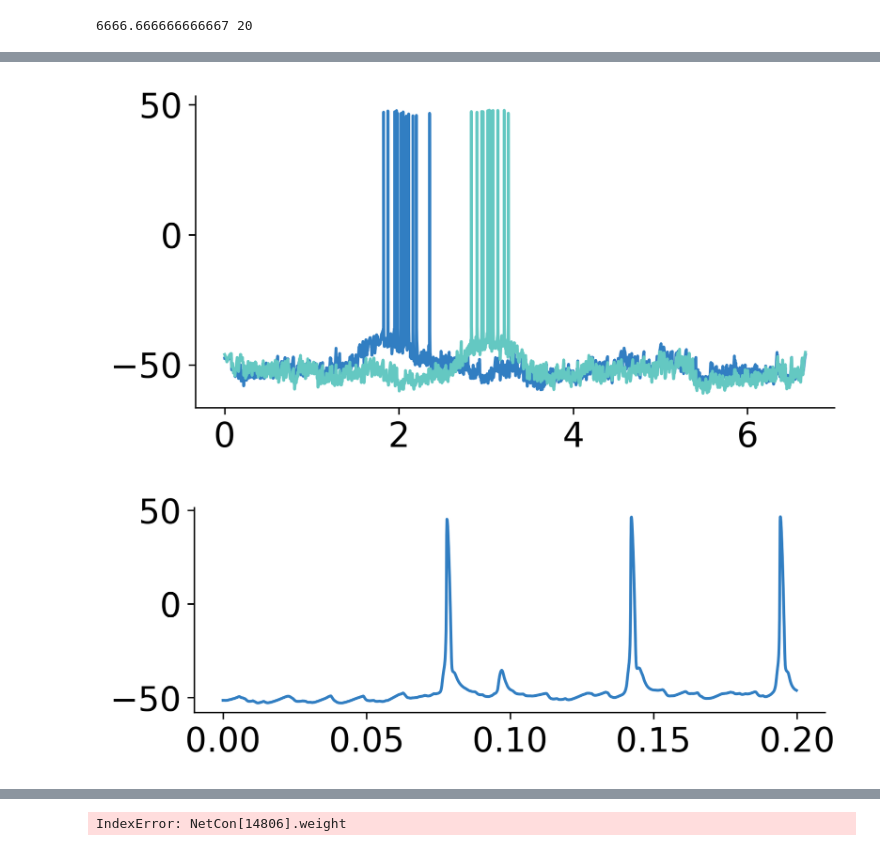
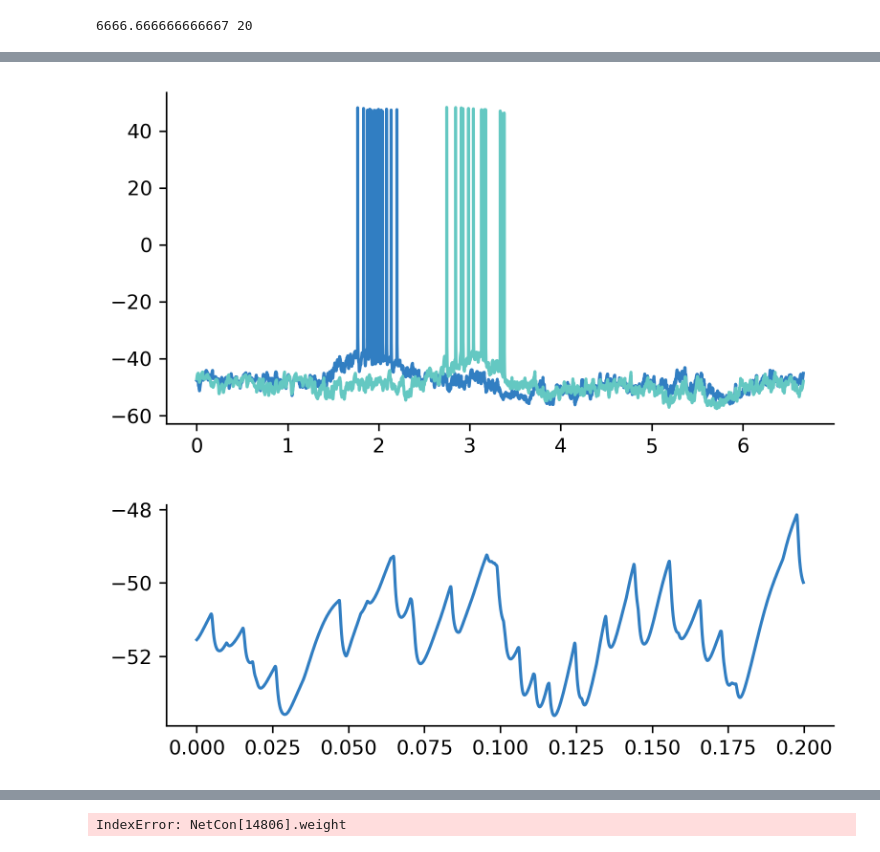
Before and after one commit to soltesz-lab/ca3_biophysical, a Jupyter notebook: notebooks/training.ipynb, the cells around one changed output, grey strips where cells are left out. Cells and saved outputs as stored; diff of their text form; code cells hidden in the pictures.

```diff
--- a/notebooks/training.ipynb
+++ b/notebooks/training.ipynb
@@ -55,23 +61,22 @@ ar.generate_spike_times('Background', dt=dt, delay=delay)
 [23  1 25  0  5 13 26 10 28 17  3  8 12 15  7  9 16 11  4 14 29 19 22 21
  20  2 24  6 27 18]
 # %%
-from copy import deepcopy
 
-total_fr = []
+total_fr = None
 plt.figure()
 for i in range(400):
-    fr = deepcopy(ar.cell_information['MF']['cell info'][i]['firing rate'])
+    fr = ar.cell_information['MF']['cell info'][i]['firing rate']
     if i == 0:
         total_fr = fr
     else:
         total_fr += fr
 plt.plot(total_fr)
-
+plt.show()
 
 
 total_fr = []
 for i in range(200):
-    fr = deepcopy(ar.cell_information['MEC']['cell info'][i]['firing rate'])
+    fr = ar.cell_information['MEC']['cell info'][i]['firing rate']
     if i == 0:
         total_fr = fr
     else:
@@ -80,4 +85,5 @@ for i in range(200):
 plt.figure()
 plt.plot(total_fr)
 plt.title('MEC: %i' % np.max(total_fr))
+plt.show();
 # %% [output]
@@ -133,7 +134,7 @@ print(time_for_single_lap, nlaps)
 # %%
 place_information = {'place ids': [0], 'place fracs': [0.80]}
 
-diagram = WiringDiagram('params/circuitparams.yaml', place_information)
+diagram = WiringDiagram(os.path.join(params_path, 'circuitparams.yaml'), place_information)
 diagram.generate_internal_connectivity()
 
 
@@ -189,7 +190,8 @@ mec_spike_times = pull_spike_times(ar.cell_information['MEC']['cell info'])
 lec_spike_times = pull_spike_times(ar.cell_information['LEC']['cell info'])
 bk_spike_times  = pull_spike_times(ar.cell_information['Background']['cell info'])
 # %%
-circuit = Circuit('params/circuitparams.yaml', diagram.pop2id, diagram.external_pop2id)
+circuit = Circuit(os.path.join(params_path, 'circuitparams.yaml'),
+                  diagram.pop2id, diagram.external_pop2id, params_path=params_path)
 circuit.build_cells()
 circuit.build_internal_netcons(diagram.internal_adj_matrices)
 circuit.build_external_netcons(100, diagram.external_adj_matrices[100], mf_spike_times)
@@ -352,0 +394,19 @@ plt.show()
+# %%
+t_vec = np.asarray(t_vec)
+s = np.where(t_vec > time_for_single_lap*0+500)[0][0]
+e = np.where(t_vec < time_for_single_lap*1+500)[0][-1]
+
+# plt.figure()
+# plt.plot(t_vec[s:e], list(exc_v_vecs[65])[s:e], color='k')
+# plt.plot(t_vec[s:e], list(exc_v_vecs[66])[s:e], color='k')
+# plt.plot(t_vec[s:e], list(exc_v_vecs[64])[s:e], color='k')
+# plt.plot(t_vec[s:e], list(pvbc_v_vecs[0])[s:e], color='r')
+# plt.show()
+
+fig = plt.figure(figsize=(6,3), dpi=300)
+ax  = fig.gca()
+plt.plot( (t_vec[s:e]-t_vec[s])/1000., exc_v_vecs[77].to_python()[s:e], color=(49/255., 126/255., 194/255.))
+plt.plot( (t_vec[s:e]-t_vec[s])/1000., exc_v_vecs[119].to_python()[s:e], color=(100/255., 200/255., 194/255.))
+for axis in ['top','right']:
+    ax.spines[axis].set_linewidth(0.0)
+plt.show();
@@ -353,23 +415,24 @@ plt.show()
 # %%
 t_vec = np.asarray(t_vec)
 s = np.where(t_vec > time_for_single_lap*19+500)[0][0]
 e = np.where(t_vec < time_for_single_lap*20+500)[0][-1]
 
 # plt.figure()
 # plt.plot(t_vec[s:e], list(exc_v_vecs[65])[s:e], color='k')
 # plt.plot(t_vec[s:e], list(exc_v_vecs[66])[s:e], color='k')
 # plt.plot(t_vec[s:e], list(exc_v_vecs[64])[s:e], color='k')
 # plt.plot(t_vec[s:e], list(pvbc_v_vecs[0])[s:e], color='r')
 # plt.show()
 
 fig = plt.figure(figsize=(6,3), dpi=300)
 ax  = fig.gca()
-plt.plot( (t_vec[s:e]-t_vec[s])/1000., list(exc_v_vecs[77])[s:e], color=(49/255., 126/255., 194/255.))
-plt.plot( (t_vec[s:e]-t_vec[s])/1000., list(exc_v_vecs[119])[s:e], color=(100/255., 200/255., 194/255.))
+plt.plot( (t_vec[s:e]-t_vec[s])/1000., exc_v_vecs[77].to_python()[s:e], color=(49/255., 126/255., 194/255.))
+plt.plot( (t_vec[s:e]-t_vec[s])/1000., exc_v_vecs[119].to_python()[s:e], color=(100/255., 200/255., 194/255.))
 for axis in ['top','right']:
     ax.spines[axis].set_linewidth(0.0)
+plt.show();
 # %% [output]
-[figure, old version]
+[figure, new version]
 # %%
 t_vec = np.asarray(t_vec)
 s = np.where(t_vec > time_for_single_lap*19+500+1200)[0][0]
@@ -384,11 +447,12 @@ e = np.where(t_vec < time_for_single_lap*19+500+1400)[0][-1]
 
 fig = plt.figure(figsize=(6,2), dpi=300)
 ax  = fig.gca()
-plt.plot( (t_vec[s:e]-t_vec[s])/1000., list(exc_v_vecs[66])[s:e], color=(49/255., 126/255., 194/255.))
+plt.plot( (t_vec[s:e]-t_vec[s])/1000., list(exc_v_vecs[228])[s:e], color=(49/255., 126/255., 194/255.))
 for axis in ['top','right']:
     ax.spines[axis].set_linewidth(0.0)
+plt.show();
 # %% [output]
-[figure, old version]
+[figure, new version]
 # %%
 from analysis_utils import external_weight_change, internal_weight_change
 
```
Also changed, not shown: parts of 25 cells of this notebook, 8 other files.
